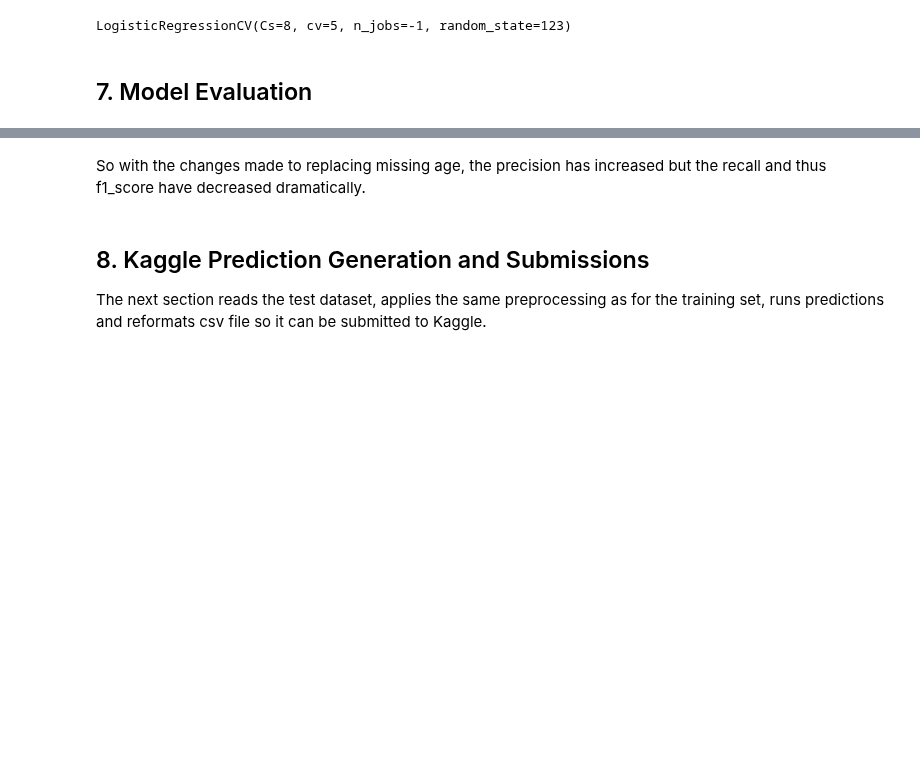
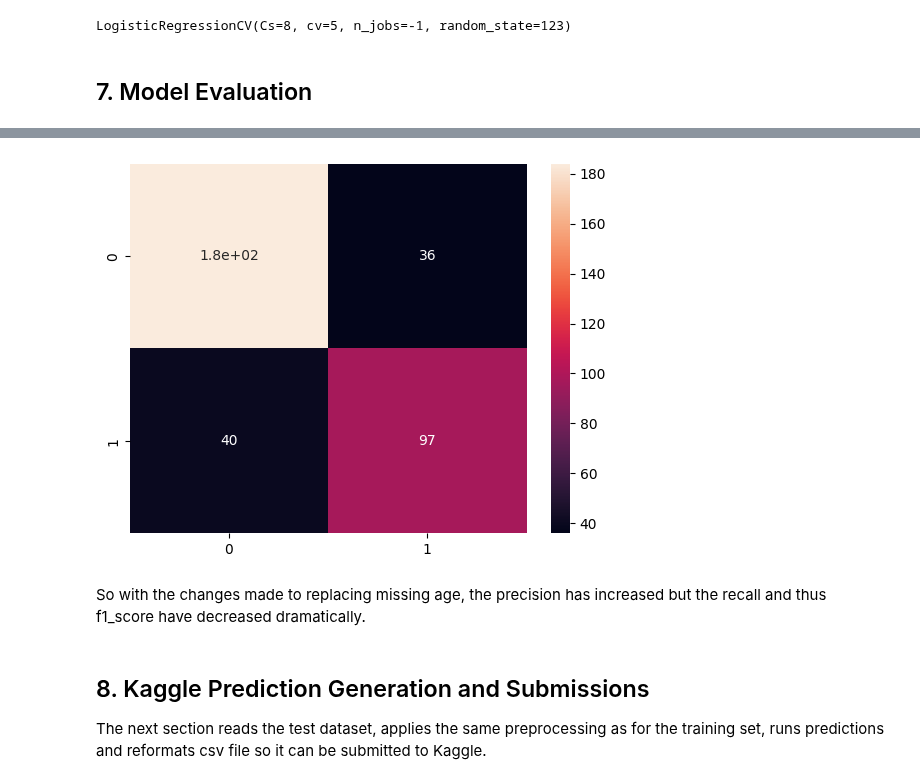
Before and after one commit to Mark-Barbaric/Kaggle, a Jupyter notebook: titanic/titanic_age_investigation.ipynb, the cells around one changed output, grey strips where cells are left out. Saved outputs shown, nothing was run; the diff lists cells and outputs as text; code cells hidden in the pictures; blank space fills up the shorter version.

```diff
--- a/titanic/titanic_age_investigation.ipynb
+++ b/titanic/titanic_age_investigation.ipynb
@@ -396,3 +479,7 @@ get_classification_metrics(y_test, y_pred, 'Logistic Regression')
+# %%
+display_confusion_matrix(y_test, y_pred)
+# %% [output]
+[figure, added]
 # %% [markdown]
 So with the changes made to replacing missing age, the precision has increased but the recall and thus f1_score have decreased dramatically.
 # %% [markdown]
```
Also changed, not shown: parts of 24 cells of this notebook, 3 other files.
